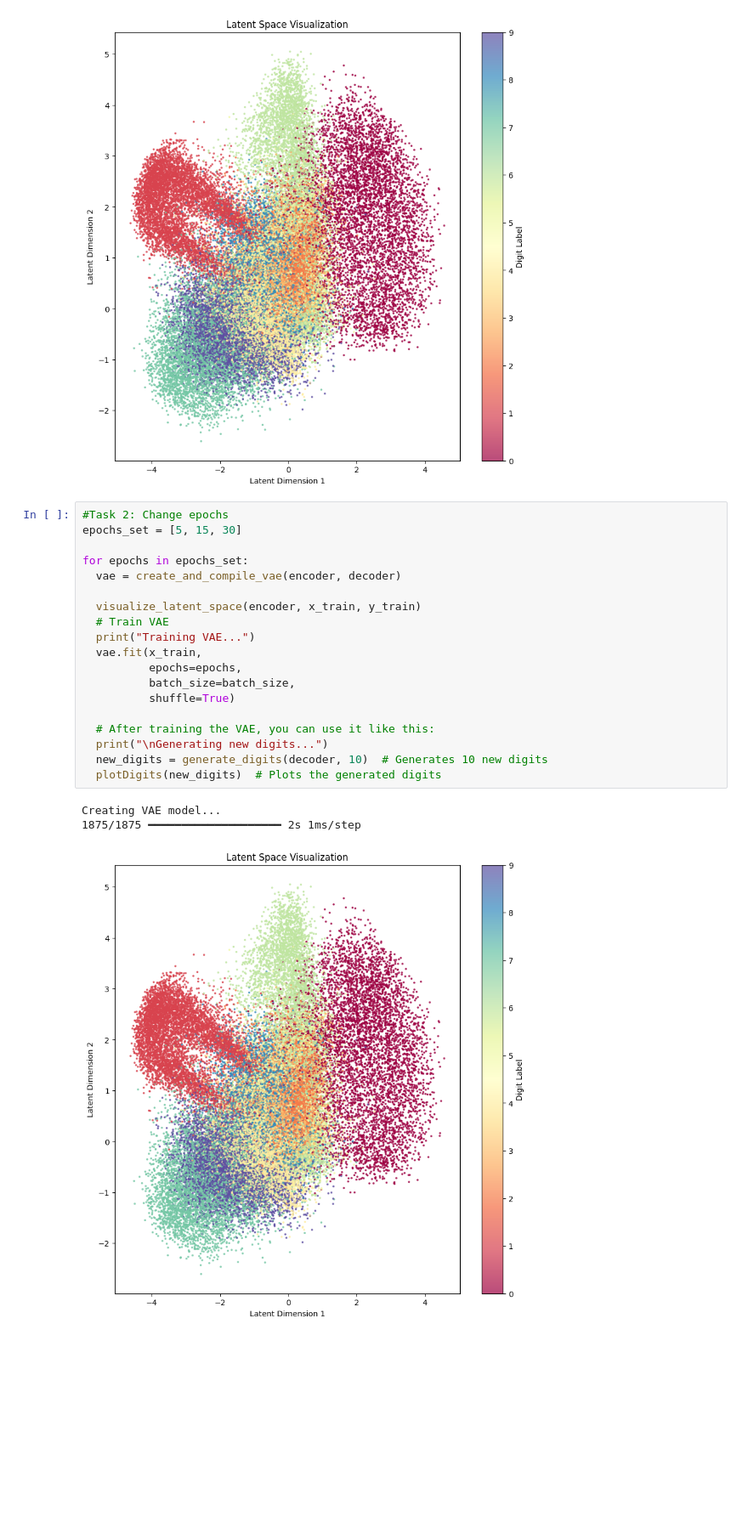
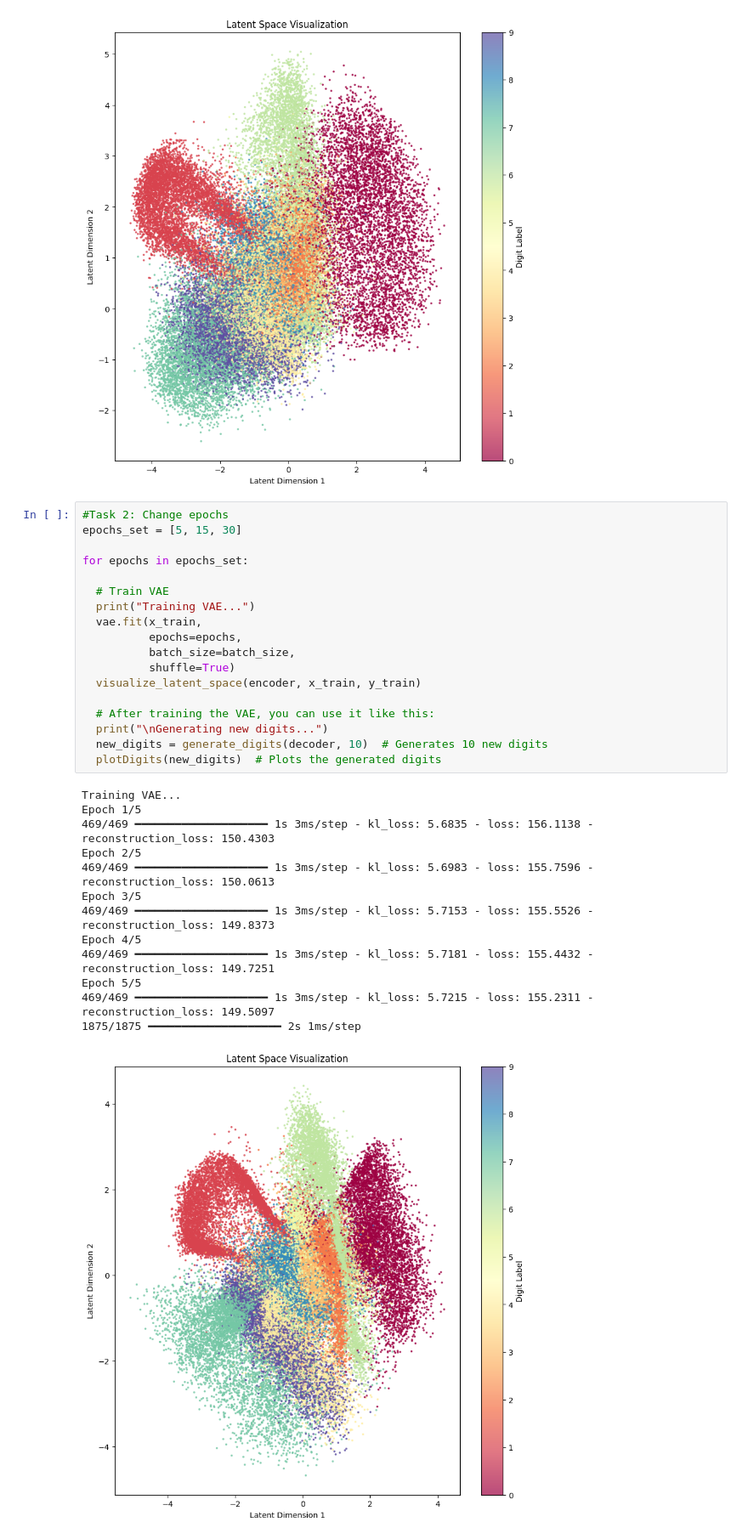
Before and after one commit to gsarada/AICourse-2026, a Jupyter notebook: mod7_assmt.ipynb, the cells around one changed output. Shown at 85% size. Saved outputs shown, nothing was run; the diff lists cells and outputs as text; blank space fills up the shorter version.

```diff
--- a/mod7_assmt.ipynb
+++ b/mod7_assmt.ipynb
@@ -188,23 +188,32 @@ visualize_latent_space(encoder, x_train, y_train)
 # %%
 #Task 2: Change epochs
 epochs_set = [5, 15, 30]
 
 for epochs in epochs_set:
-  vae = create_and_compile_vae(encoder, decoder)
 
-  visualize_latent_space(encoder, x_train, y_train)
   # Train VAE
   print("Training VAE...")
   vae.fit(x_train,
           epochs=epochs,
           batch_size=batch_size,
           shuffle=True)
+  visualize_latent_space(encoder, x_train, y_train)
 
   # After training the VAE, you can use it like this:
   print("\nGenerating new digits...")
   new_digits = generate_digits(decoder, 10)  # Generates 10 new digits
   plotDigits(new_digits)  # Plots the generated digits
 # %% [output]
-Creating VAE model...
+Training VAE...
+Epoch 1/5
+469/469 ━━━━━━━━━━━━━━━━━━━━ 1s 3ms/step - kl_loss: 5.6835 - loss: 156.1138 - reconstruction_loss: 150.4303
+Epoch 2/5
+469/469 ━━━━━━━━━━━━━━━━━━━━ 1s 3ms/step - kl_loss: 5.6983 - loss: 155.7596 - reconstruction_loss: 150.0613
+Epoch 3/5
+469/469 ━━━━━━━━━━━━━━━━━━━━ 1s 3ms/step - kl_loss: 5.7153 - loss: 155.5526 - reconstruction_loss: 149.8373
+Epoch 4/5
+469/469 ━━━━━━━━━━━━━━━━━━━━ 1s 3ms/step - kl_loss: 5.7181 - loss: 155.4432 - reconstruction_loss: 149.7251
+Epoch 5/5
+469/469 ━━━━━━━━━━━━━━━━━━━━ 1s 3ms/step - kl_loss: 5.7215 - loss: 155.2311 - reconstruction_loss: 149.5097
 1875/1875 ━━━━━━━━━━━━━━━━━━━━ 2s 1ms/step
-[figure, old version]
+[figure, new version]
```
Also changed, not shown: parts of 1 cell of this notebook.
